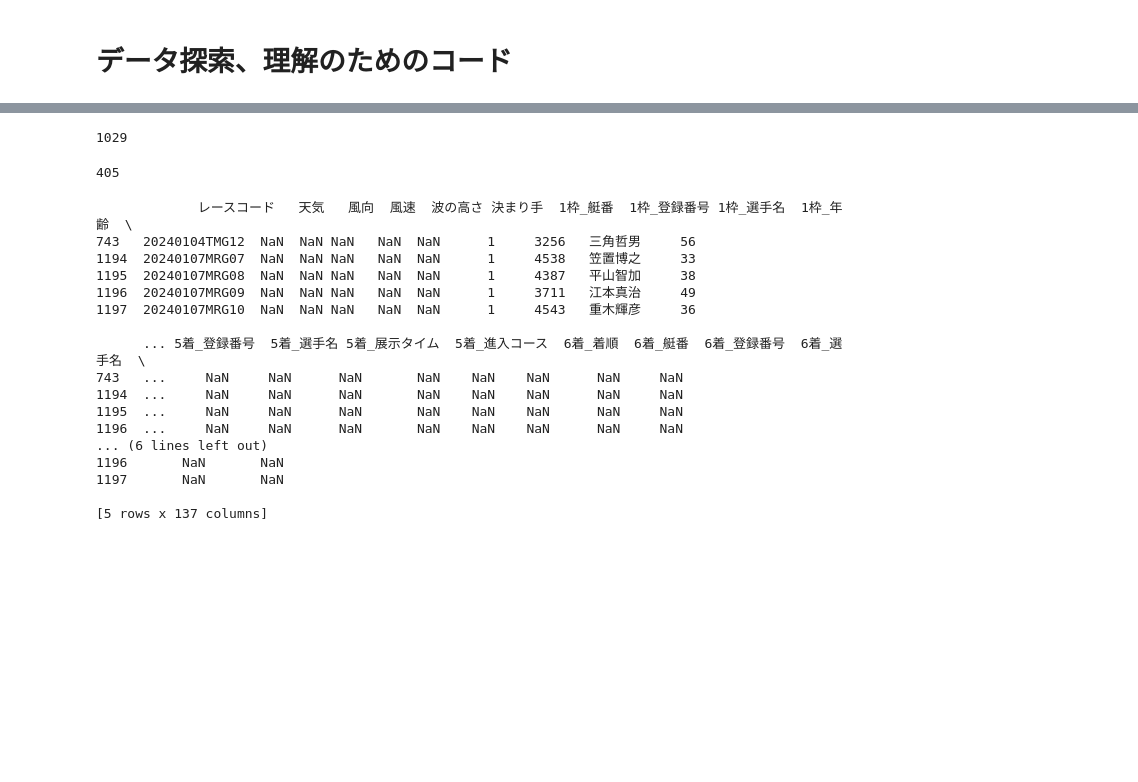
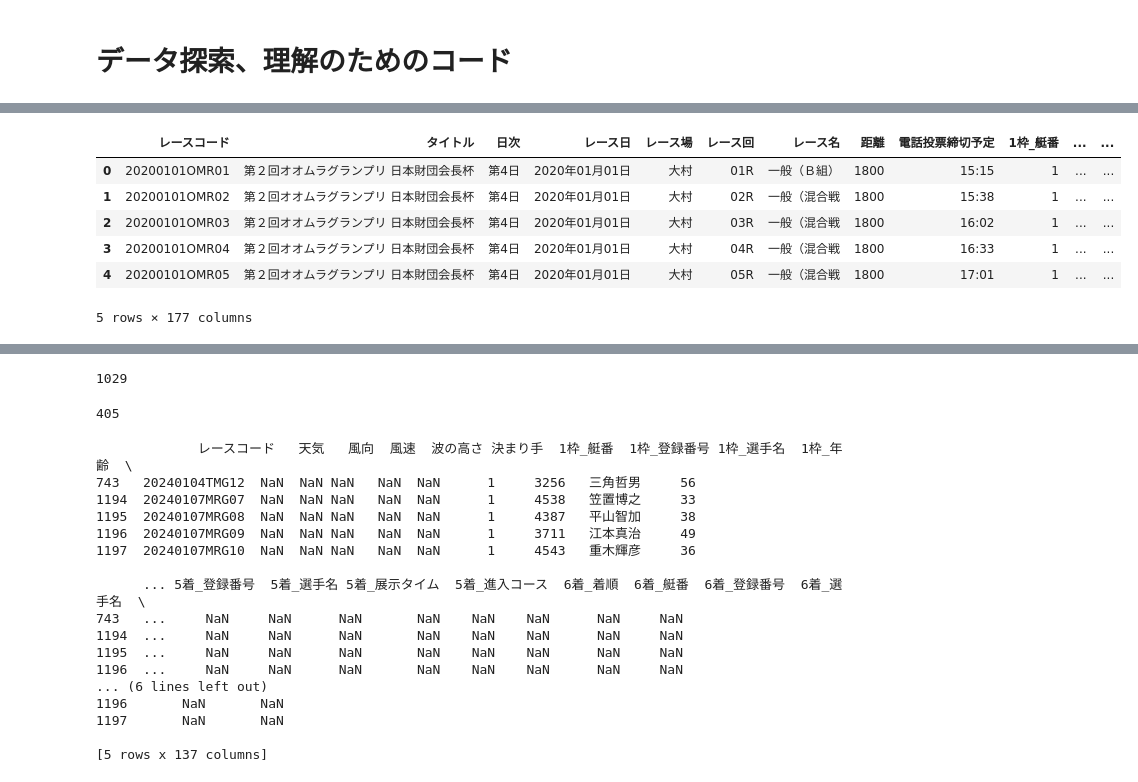
Before and after one commit to atsuki-3590/boatrace_tamagawa_prediction, a Jupyter notebook: notebooks/exploratory_data_analysis.ipynb, the cells around one changed output, grey strips where cells are left out. Drawn from its saved outputs; the diff is of its cells as text; code cells hidden in the pictures; blank space fills up the shorter version.

```diff
--- a/notebooks/exploratory_data_analysis.ipynb
+++ b/notebooks/exploratory_data_analysis.ipynb
@@ -35,0 +46,13 @@ max     5362.000000
+# %%
+df1 = pd.read_csv('/workspaces/boatrace_show_prediction/data/raw/info_new.csv')
+df2 = pd.read_csv('/workspaces/boatrace_show_prediction/data/raw/result_new.csv')
+# %%
+df1.head()
+# %% [output]
+|  | レースコード | タイトル | 日次 | レース日 | レース場 | レース回 | レース名 | 距離 | 電話投票締切予定 | 1枠_艇番 | ... | ... |
+| 0 | 20200101OMR01 | 第２回オオムラグランプリ 日本財団会長杯 | 第4日 | 2020年01月01日 | 大村 | 01R | 一般（Ｂ組） | 1800 | 15:15 | 1 | ... | ... |
+| 1 | 20200101OMR02 | 第２回オオムラグランプリ 日本財団会長杯 | 第4日 | 2020年01月01日 | 大村 | 02R | 一般（混合戦 | 1800 | 15:38 | 1 | ... | ... |
+| 2 | 20200101OMR03 | 第２回オオムラグランプリ 日本財団会長杯 | 第4日 | 2020年01月01日 | 大村 | 03R | 一般（混合戦 | 1800 | 16:02 | 1 | ... | ... |
+| 3 | 20200101OMR04 | 第２回オオムラグランプリ 日本財団会長杯 | 第4日 | 2020年01月01日 | 大村 | 04R | 一般（混合戦 | 1800 | 16:33 | 1 | ... | ... |
+| 4 | 20200101OMR05 | 第２回オオムラグランプリ 日本財団会長杯 | 第4日 | 2020年01月01日 | 大村 | 05R | 一般（混合戦 | 1800 | 17:01 | 1 | ... | ... |
+5 rows × 177 columns
```
Also changed, not shown: parts of 3 cells of this notebook, 4 other files.
